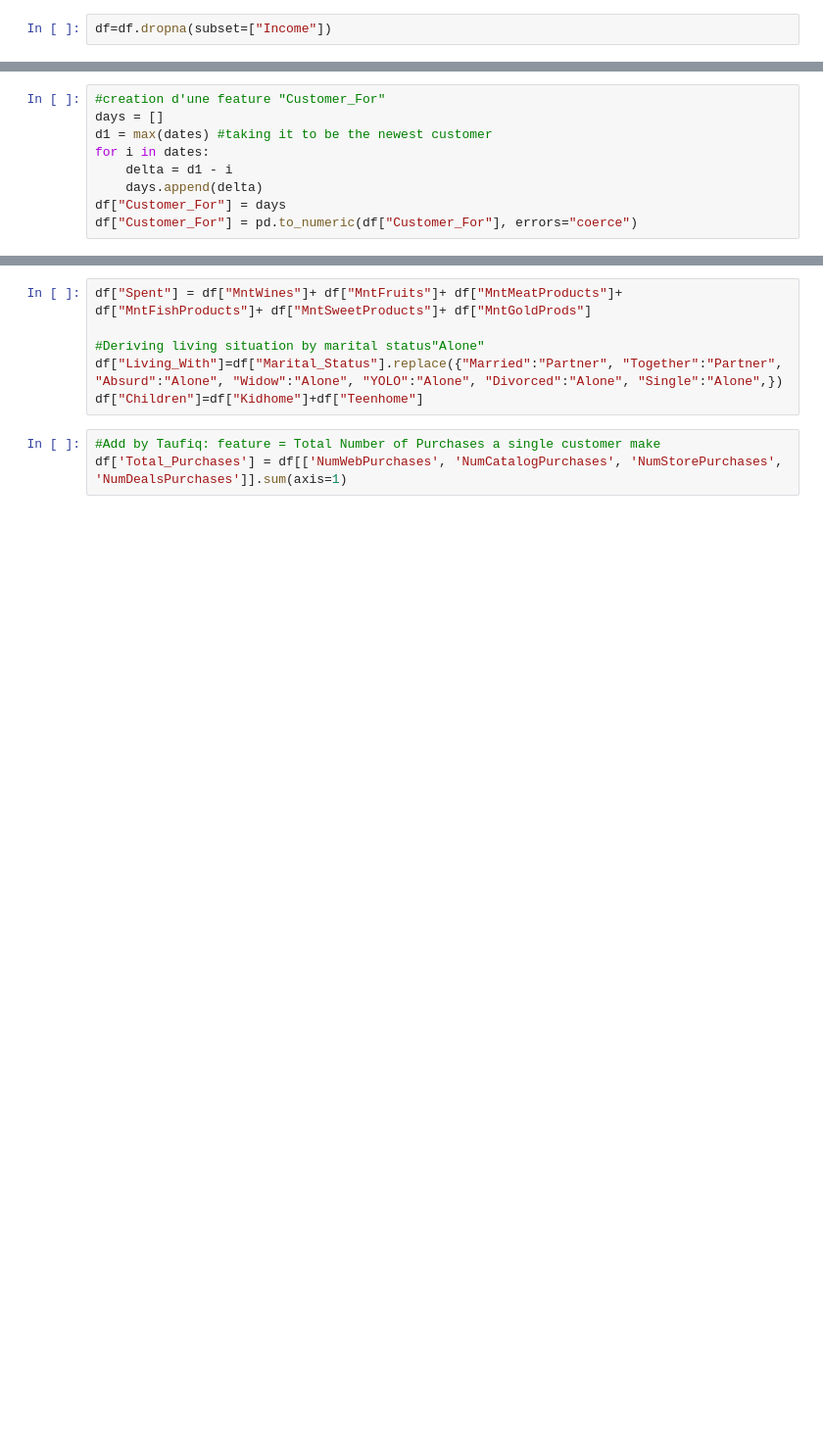
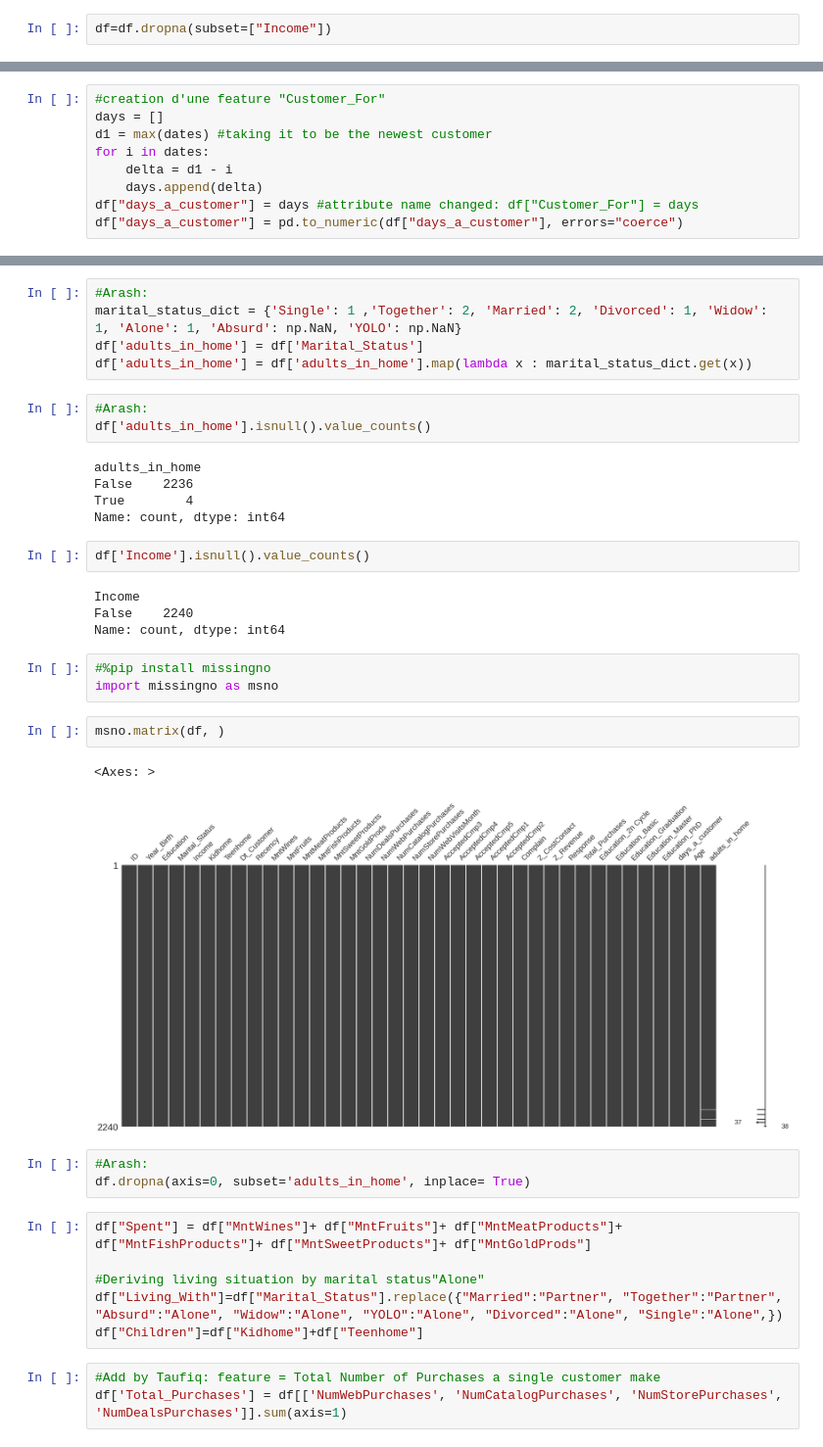
Before and after one commit to Mobusshar/data-mining-project-msc-oulu-2024, a Jupyter notebook: main_code.ipynb, the cells around one changed output, grey strips where cells are left out. Shown at 98% size. Saved outputs shown, nothing was run; the diff lists cells and outputs as text; blank space fills up the shorter version.

```diff
--- a/main_code.ipynb
+++ b/main_code.ipynb
@@ -159,7 +278,7 @@ d1 = max(dates) #taking it to be the newest customer
 for i in dates:
     delta = d1 - i
     days.append(delta)
-df["Customer_For"] = days
-df["Customer_For"] = pd.to_numeric(df["Customer_For"], errors="coerce")
+df["days_a_customer"] = days #attribute name changed: df["Customer_For"] = days
+df["days_a_customer"] = pd.to_numeric(df["days_a_customer"], errors="coerce")
 # %%
 df.describe()
@@ -168,3 +314,33 @@ df["Age"] = 2020-df["Year_Birth"]
+# %%
+#Arash:
+marital_status_dict = {'Single': 1 ,'Together': 2, 'Married': 2, 'Divorced': 1, 'Widow': 1, 'Alone': 1, 'Absurd': np.NaN, 'YOLO': np.NaN}
+df['adults_in_home'] = df['Marital_Status']
+df['adults_in_home'] = df['adults_in_home'].map(lambda x : marital_status_dict.get(x))
+# %%
+#Arash:
+df['adults_in_home'].isnull().value_counts()
+# %% [output]
+adults_in_home
+False    2236
+True        4
+Name: count, dtype: int64
+# %%
+df['Income'].isnull().value_counts()
+# %% [output]
+Income
+False    2240
+Name: count, dtype: int64
+# %%
+#%pip install missingno
+import missingno as msno
+# %%
+msno.matrix(df, )
+# %% [output]
+<Axes: >
+[figure, added]
+# %%
+#Arash:
+df.dropna(axis=0, subset='adults_in_home', inplace= True)
 # %%
 df["Spent"] = df["MntWines"]+ df["MntFruits"]+ df["MntMeatProducts"]+ df["MntFishProducts"]+ df["MntSweetProducts"]+ df["MntGoldProds"]
 
```
Also changed, not shown: parts of 38 cells of this notebook.
